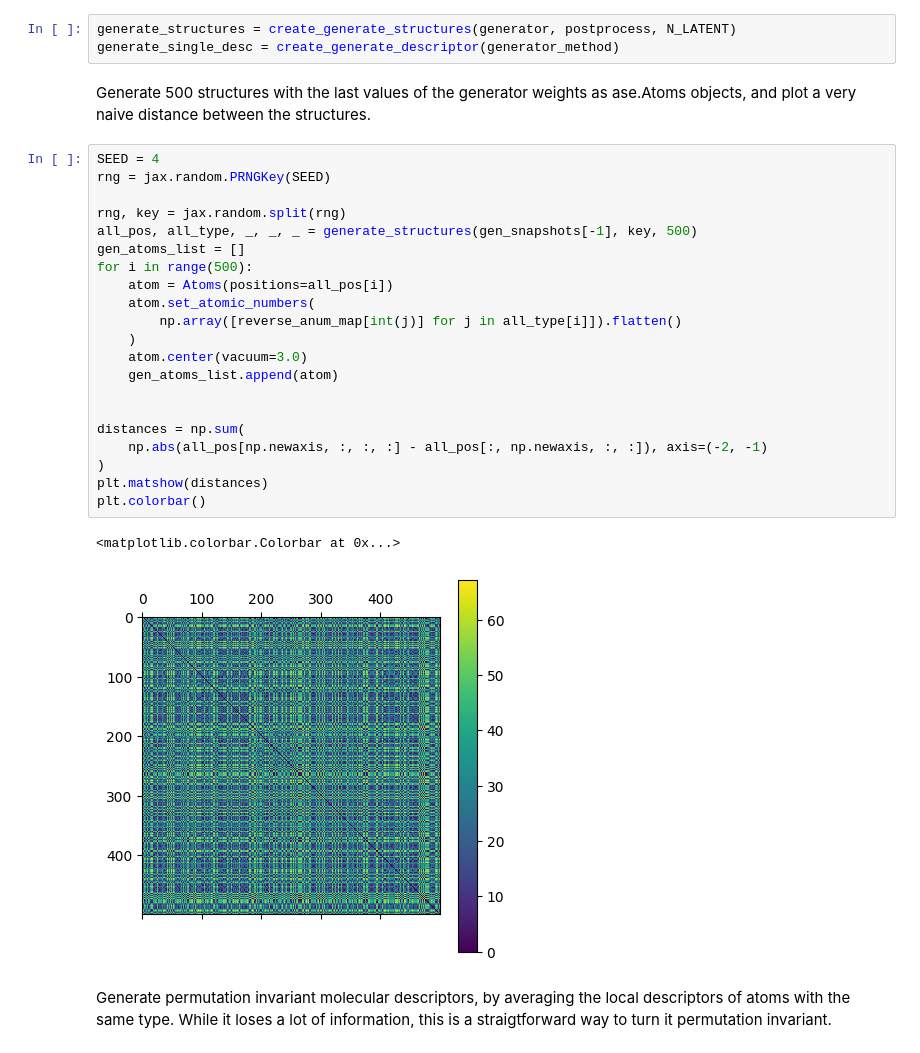
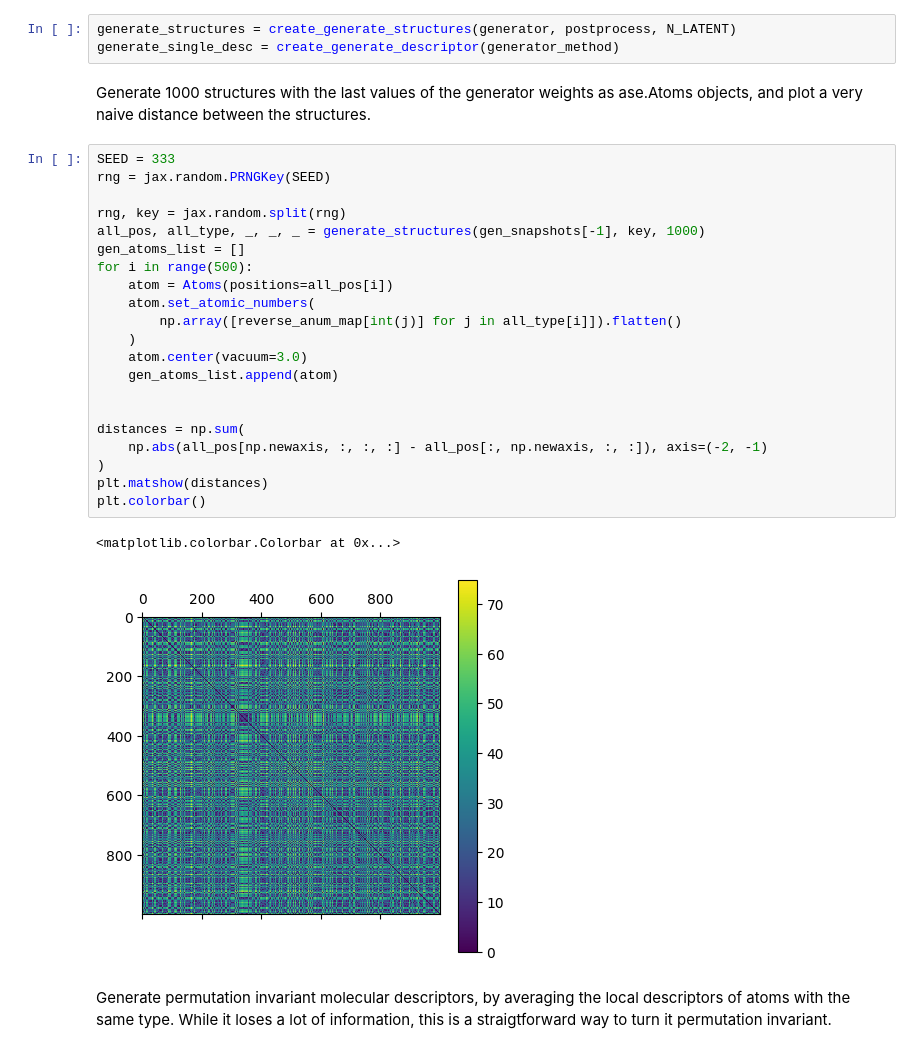
Before and after one commit to Ph03n1xdust/bessel-gan, a Jupyter notebook: QM9_filter_example.ipynb, the cells around one changed output. Saved outputs shown, nothing was run; the diff lists cells and outputs as text.

```diff
--- a/QM9_filter_example.ipynb
+++ b/QM9_filter_example.ipynb
@@ -78,31 +78,31 @@ Utility function for structure and descriptor generation:
 generate_structures = create_generate_structures(generator, postprocess, N_LATENT)
 generate_single_desc = create_generate_descriptor(generator_method)
 # %% [markdown]
-Generate 500 structures with the last values of the generator weights as ase.Atoms objects, and plot a very naive distance between the structures.
+Generate 1000 structures with the last values of the generator weights as ase.Atoms objects, and plot a very naive distance between the structures.
 # %%
-SEED = 4
+SEED = 333
 rng = jax.random.PRNGKey(SEED)
 
 rng, key = jax.random.split(rng)
-all_pos, all_type, _, _, _ = generate_structures(gen_snapshots[-1], key, 500)
+all_pos, all_type, _, _, _ = generate_structures(gen_snapshots[-1], key, 1000)
 gen_atoms_list = []
 for i in range(500):
     atom = Atoms(positions=all_pos[i])
     atom.set_atomic_numbers(
         np.array([reverse_anum_map[int(j)] for j in all_type[i]]).flatten()
     )
     atom.center(vacuum=3.0)
     gen_atoms_list.append(atom)
 
 
 distances = np.sum(
     np.abs(all_pos[np.newaxis, :, :, :] - all_pos[:, np.newaxis, :, :]), axis=(-2, -1)
 )
 plt.matshow(distances)
 plt.colorbar()
 # %% [output]
 <matplotlib.colorbar.Colorbar at 0x...>
-[figure, old version]
+[figure, new version]
 # %% [markdown]
 Generate permutation invariant molecular descriptors, by averaging the local descriptors of atoms with the same type. While it loses a lot of information, this is a straigtforward way to turn it permutation invariant.
 # %%
```
Also changed, not shown: parts of 1 cell of this notebook.
